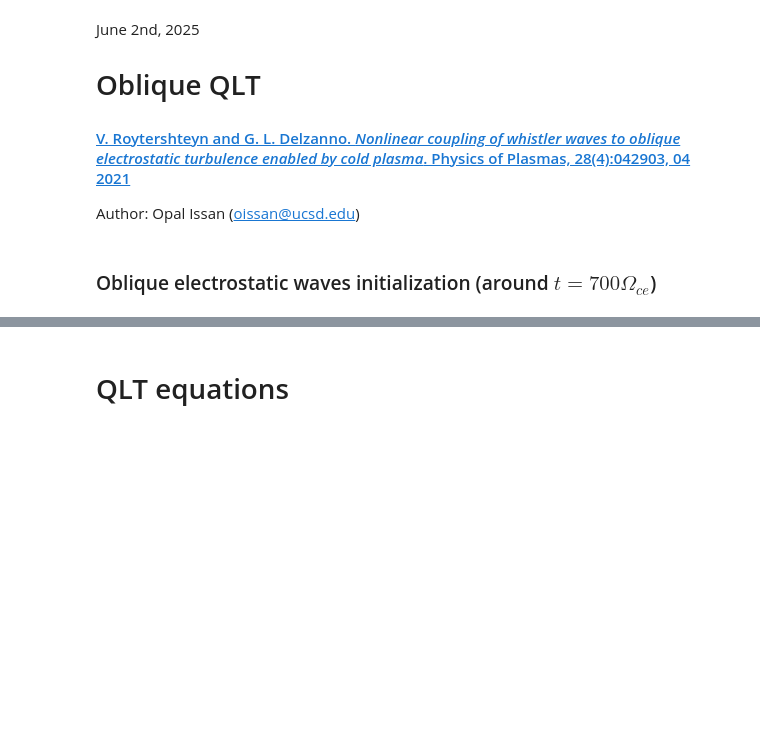
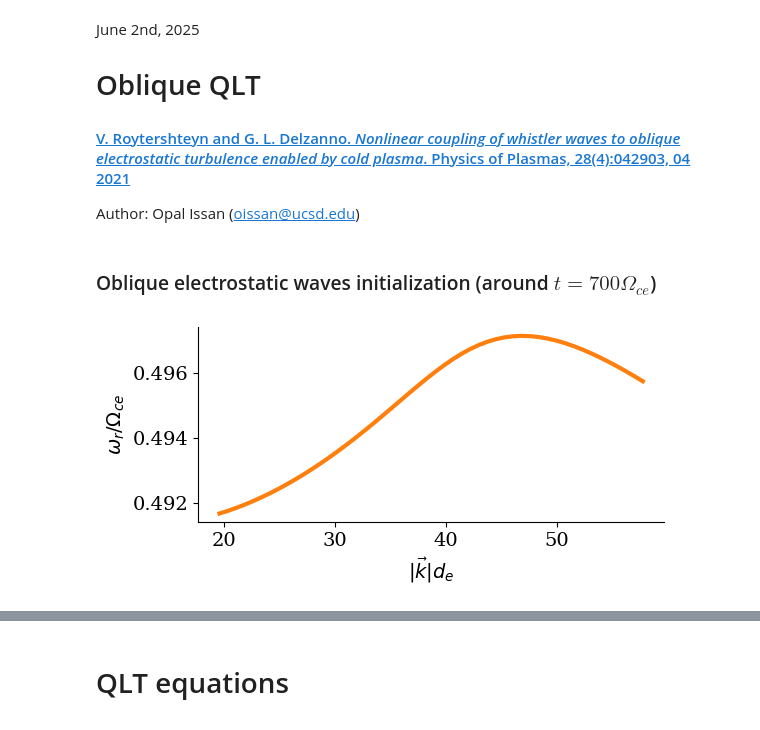
Before and after one commit to opaliss/QLT_whistler, a Jupyter notebook: secondary_waves/electrostatic_oblique_QLT.ipynb, the cells around one changed output, grey strips where cells are left out. Cells and saved outputs as stored; diff of their text form; code cells hidden in the pictures; blank space fills up the shorter version.

```diff
--- a/secondary_waves/electrostatic_oblique_QLT.ipynb
+++ b/secondary_waves/electrostatic_oblique_QLT.ipynb
@@ -57,10 +57,25 @@ dB0 = 4*np.pi * 2.5 * 1e-5 # d_{e}^3 Omega_{ce}^2 m_{e} n_{e}
 # max time
 t_max = 600
 # %%
-k_perp_ = np.linspace(8, 52, 30)
+k_perp_ = np.linspace(17, 50, 50)
 k_par_ = np.sqrt((omega_0**2) / (1-omega_0**2))*k_perp_
-sol_ = np.zeros((len(k_perp_)), dtype="complex128")
-k_abs = np.zeros((len(k_perp_)))
+k_abs = np.sqrt(k_perp_**2 + k_par_**2)
 # %%
 dk_perp = np.abs(k_perp_[1] - k_perp_[0])
 dk_par = np.abs(k_par_[1] - k_par_[0])
+# %%
+sol_ = get_omega_vec(k_perp=k_perp_, k_par=k_par_, omega_pe=omega_pe, omega_pi=omega_pi,
+                     v_0=v_0, alpha_i=alpha_i, alpha_c_perp=alpha_c_perp, alpha_c_par=alpha_c_par,
+                     n_c=n_c, omega_0=omega_0)
+# %%
+fig, ax = plt.subplots(figsize=(6, 3))
+ax.plot(k_abs, sol_.real, linewidth=3, color="tab:orange")
+ax.set_ylabel('$\omega_r/\Omega_{ce}$')
+ax.set_xlabel(r"$|\vec{k}|d_{e}$")
+#ax.set_ylim(0, 0.7)
+ax.spines['right'].set_visible(False)
+ax.spines['top'].set_visible(False)
+plt.tight_layout()
+plt.savefig("../figs/vadim_2021/vadim_fig5_c.png", dpi=300, bbox_inches='tight')
+# %% [output]
+[figure, added]
```
Also changed, not shown: parts of 12 cells of this notebook, 7 other files.
